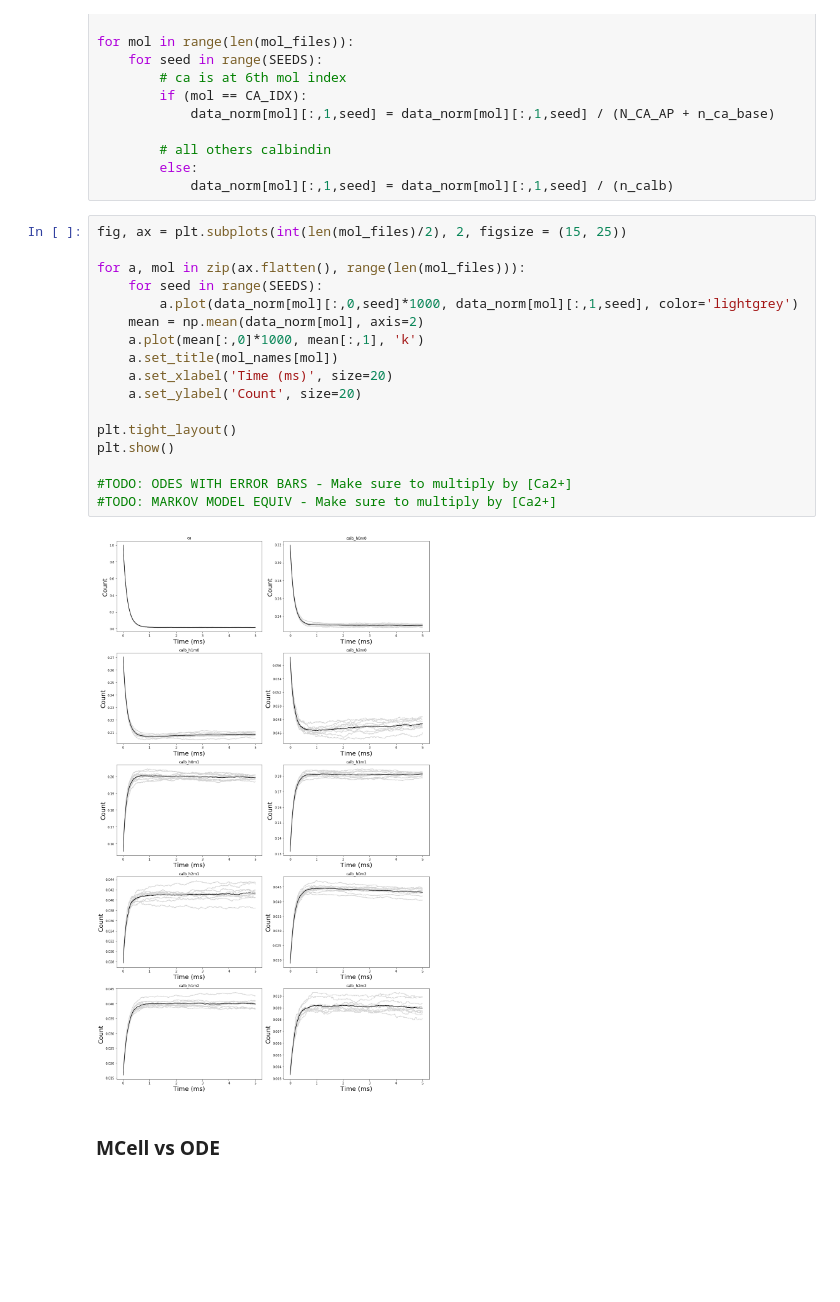
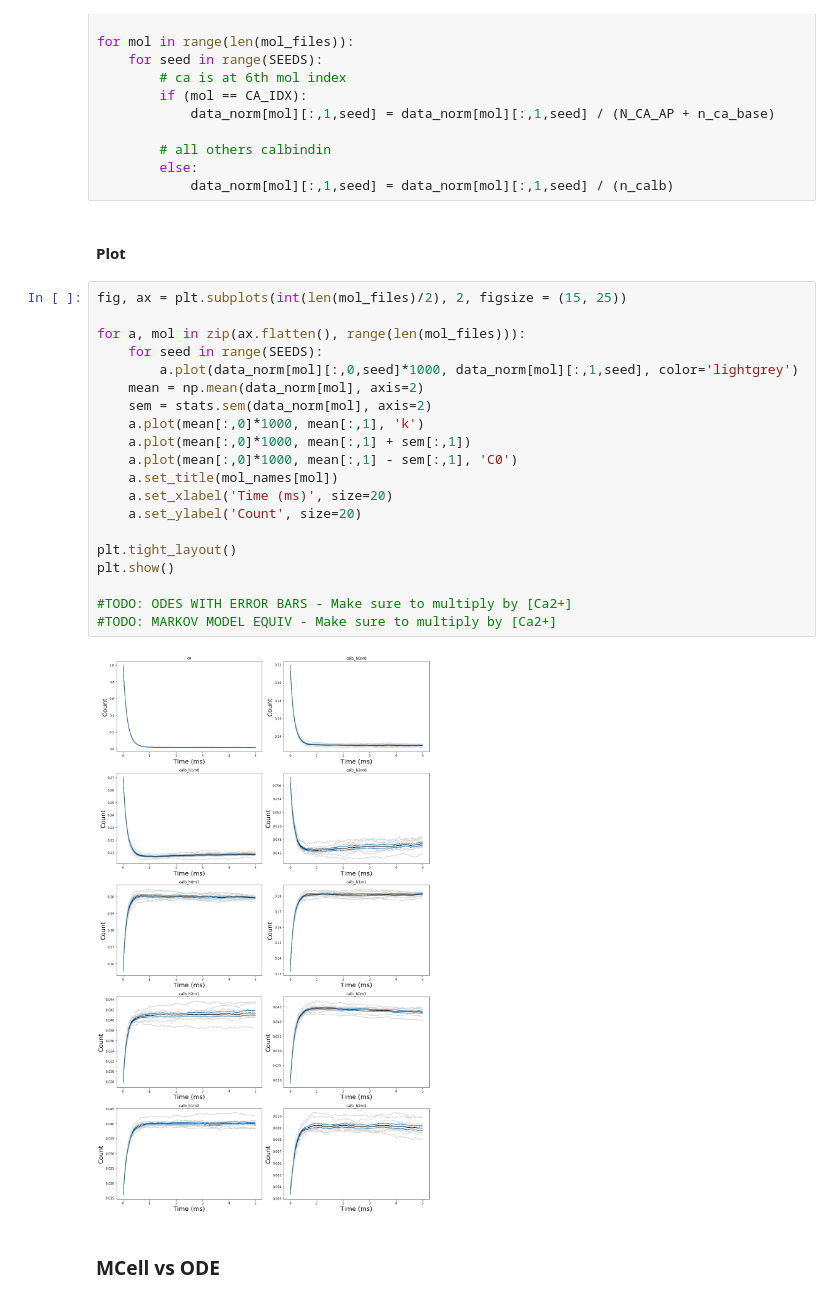
Before and after one commit to 3x10e8/DetailedMarkov, a Jupyter notebook: CaDiffusion.ipynb, the cells around one changed output. Saved outputs shown, nothing was run; the diff lists cells and outputs as text; blank space fills up the shorter version.

Commit message:
Added std error of mean to MCell trials

```diff
--- a/CaDiffusion.ipynb
+++ b/CaDiffusion.ipynb
@@ -410,25 +424,30 @@ for mol in range(len(mol_files)):
         # all others calbindin
         else:
             data_norm[mol][:,1,seed] = data_norm[mol][:,1,seed] / (n_calb)
+# %% [markdown]
+#### Plot
 # %%
 fig, ax = plt.subplots(int(len(mol_files)/2), 2, figsize = (15, 25))
 
 for a, mol in zip(ax.flatten(), range(len(mol_files))):
     for seed in range(SEEDS):
         a.plot(data_norm[mol][:,0,seed]*1000, data_norm[mol][:,1,seed], color='lightgrey')
     mean = np.mean(data_norm[mol], axis=2)
+    sem = stats.sem(data_norm[mol], axis=2)
     a.plot(mean[:,0]*1000, mean[:,1], 'k')
+    a.plot(mean[:,0]*1000, mean[:,1] + sem[:,1])
+    a.plot(mean[:,0]*1000, mean[:,1] - sem[:,1], 'C0')
     a.set_title(mol_names[mol])
     a.set_xlabel('Time (ms)', size=20)
     a.set_ylabel('Count', size=20)
 
 plt.tight_layout()
 plt.show()
 
 #TODO: ODES WITH ERROR BARS - Make sure to multiply by [Ca2+]
 #TODO: MARKOV MODEL EQUIV - Make sure to multiply by [Ca2+]
 # %% [output]
-[figure, old version]
+[figure, new version]
 # %% [markdown]
 ### MCell vs ODE
 # %%
```
Also changed, not shown: parts of 7 cells of this notebook.
